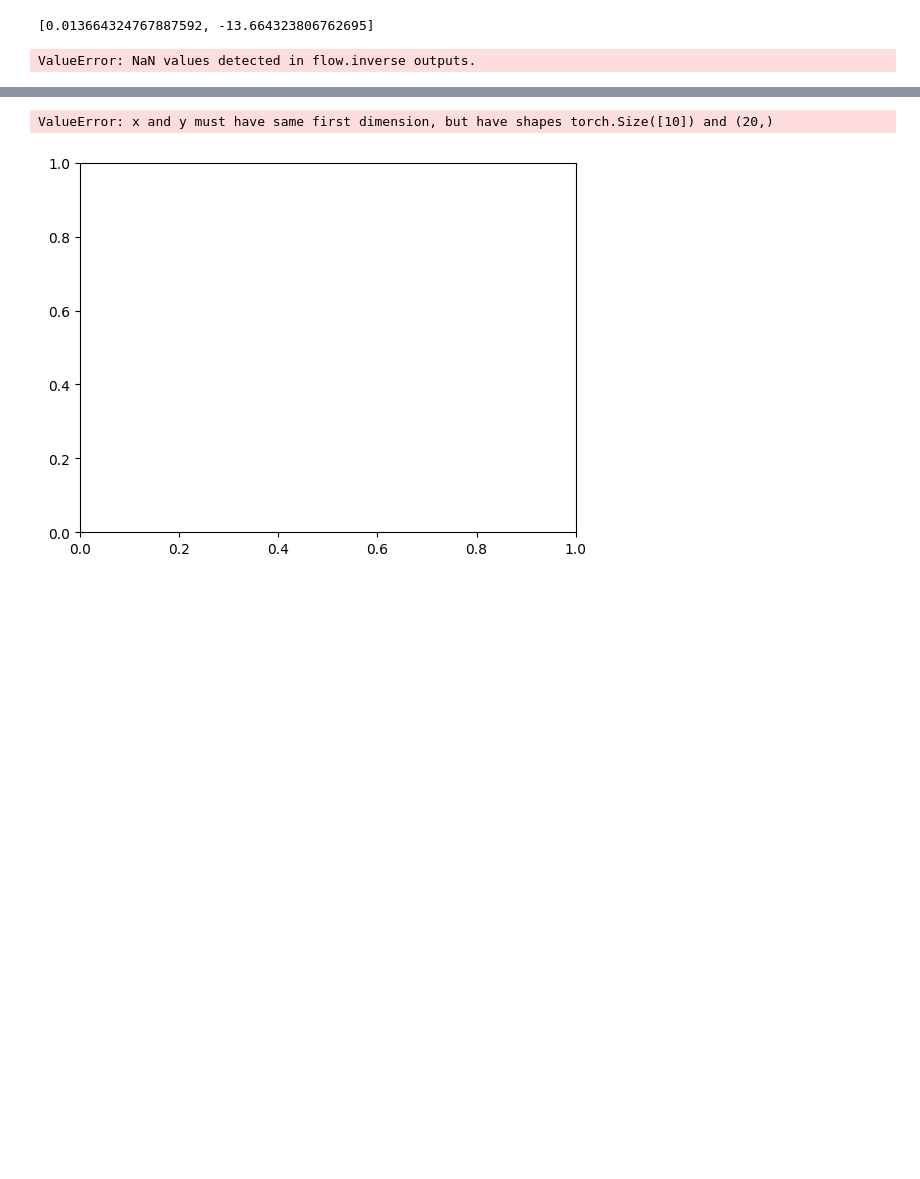
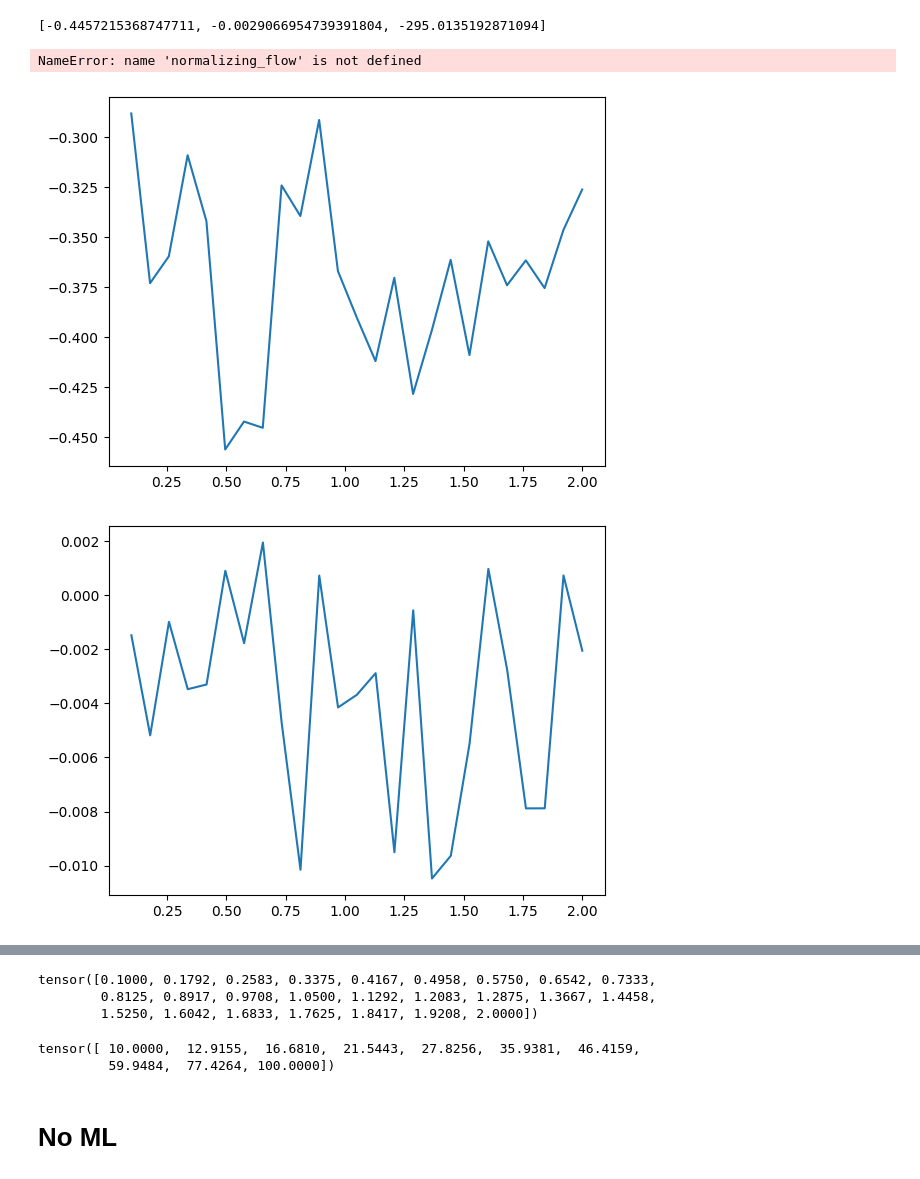
Before and after one commit to Huresa/ML_project, a Jupyter notebook: No_package.ipynb, the cells around one changed output, grey strips where cells are left out. Cells and saved outputs as stored; diff of their text form; code cells hidden in the pictures; blank space fills up the shorter version.

```diff
--- a/No_package.ipynb
+++ b/No_package.ipynb
@@ -258,7 +258,8 @@ def magnet(beta):
     K[torch.arange(data_dim), torch.roll(torch.arange(data_dim), shifts=1)] = -2 * beta * J
     K[torch.roll(torch.arange(data_dim), shifts=1), torch.arange(data_dim)] = -2* beta * J
     base_distribution = multivariate_normal.MultivariateNormal(loc=torch.zeros(data_dim), covariance_matrix=torch.inverse(K))
-    initial_data = torch.rand(n*data_dim).reshape(n,data_dim)*20-10
+
+    initial_data = torch.rand(n*data_dim).reshape(n,data_dim)*2*torch.pi
     normalizing_flow = LayeredPlanarFlow(data_dim)
     history, array_of_model_configurations = NF_MCMC_algorithm(beta, U, BC, energy_parameters, normalizing_flow, initial_data, base_distribution, *RF_MCMC_parameters)
     mag = torch.zeros(avg_size)
@@ -270,26 +271,67 @@ def magnet(beta):
     #return [float(mag.mean()),float(energ.mean())], array_of_model_configurations
     return [float(mag.mean()),float(energ.mean())]
 
+def magnet(beta):
+    K = torch.eye(data_dim)
+    #K = beta*(h + 2*J)*torch.eye(data_dim)
+    #K[torch.arange(data_dim), torch.roll(torch.arange(data_dim), shifts=1)] = -2 * beta * J
+    #K[torch.roll(torch.arange(data_dim), shifts=1), torch.arange(data_dim)] = -2* beta * J
+    base_distribution = multivariate_normal.MultivariateNormal(loc=torch.zeros(data_dim), covariance_matrix=torch.inverse(K))
+
+    initial_data = torch.rand(n*data_dim).reshape(n,data_dim)*2*torch.pi
+    normalizing_flow = LayeredPlanarFlow(data_dim)
+    history, array_of_model_configurations = NF_MCMC_algorithm(beta, U, BC, energy_parameters, normalizing_flow, initial_data, base_distribution, *RF_MCMC_parameters)
+
+    mag_x = torch.zeros(avg_size)
+    mag_y = torch.zeros(avg_size)
+    energ = torch.zeros(avg_size)
+    i = 0
+    while i < avg_size:
+        samp = normalizing_flow(base_distribution.sample())[0][0]
+        mag_val_x = torch.mean(torch.cos(samp))
+        mag_val_y = torch.mean(torch.sin(samp))
+        energ_val = U(samp,energy_parameters)
+
+        # Check if either mag_val or energ_val is NaN
+        if torch.isnan(mag_val_x) or torch.isnan(mag_val_y) or torch.isnan(energ_val):
+            # If NaN, do not increment i, thus repeating the iteration
+            pass
+        else:
+            mag_x[i] = mag_val_x
+            mag_y[i] = mag_val_y
+            energ[i] = energ_val
+            i += 1  # Increment i only if the values are valid
+
+    return [float(mag_x.mean()), float(mag_y.mean()),float(energ.mean())]
+
+
 #L, arr =
-magnet(1000)
+magnet(100)
 # %% [output]
-[0.013664324767887592, -13.664323806762695]
+[-0.4457215368747711, -0.0029066954739391804, -295.0135192871094]
 # %%
-traj = np.array([np.cos(np.array(arr[k,:].mean(dim=1))) for k in range(k_max)])
-plt.plot(traj[:,0])
-print(L)
+#traj = np.array([np.cos(np.array(arr[k,:].mean(dim=1))) for k in range(k_max)])
+#plt.plot(traj[:,0])
+#print(L)
+
+normalizing_flow(base_distribution.sample())
+# %% [output]
+NameError: name 'normalizing_flow' is not defined
 # %%
 num_cores = multiprocessing.cpu_count()
-betas = torch.linspace(1, 10, 10)
+betas = torch.logspace(-3, 6, 25)
+betas = torch.linspace(0.1,2,25)
 
 with Parallel(n_jobs=num_cores) as parallel:
     magnetization = parallel(delayed(magnet)(beta) for beta in tqdm(betas))
-# %% [output]
-ValueError: NaN values detected in flow.inverse outputs.
 # %%
 arr = np.array(magnetization)
 plt.plot(betas,np.array(arr[:,0]))
 plt.show()
 plt.plot(betas,np.array(arr[:,1]))
 plt.show()
+plt.plot(betas,np.array(arr[:,2]))
+plt.show()
 # %% [output]
+[figure, new version]
+[figure, added]
@@ -296,7 +339,12 @@ plt.show()
-ValueError: x and y must have same first dimension, but have shapes torch.Size([10]) and (20,)
+tensor([0.1000, 0.1792, 0.2583, 0.3375, 0.4167, 0.4958, 0.5750, 0.6542, 0.7333,
+        0.8125, 0.8917, 0.9708, 1.0500, 1.1292, 1.2083, 1.2875, 1.3667, 1.4458,
+        1.5250, 1.6042, 1.6833, 1.7625, 1.8417, 1.9208, 2.0000])
-[figure, old version]
 # %%
-plt.plot(betas,np.array(magnetization[0]))
+#plt.plot(betas,np.array(magnetization[0]))
+torch.logspace(1,2,10)
+# %% [output]
+tensor([ 10.0000,  12.9155,  16.6810,  21.5443,  27.8256,  35.9381,  46.4159,
+         59.9484,  77.4264, 100.0000])
 # %%
 configuration = torch.arange(0,27)
 copy_config = torch.zeros_like(configuration)
@@ -319,3 +367,5 @@ A[:+1,:] = 1
 A
 # %%
 torch.arange(0,25)
+# %% [markdown]
+# No ML
```
Also changed, not shown: parts of 5 cells of this notebook.
